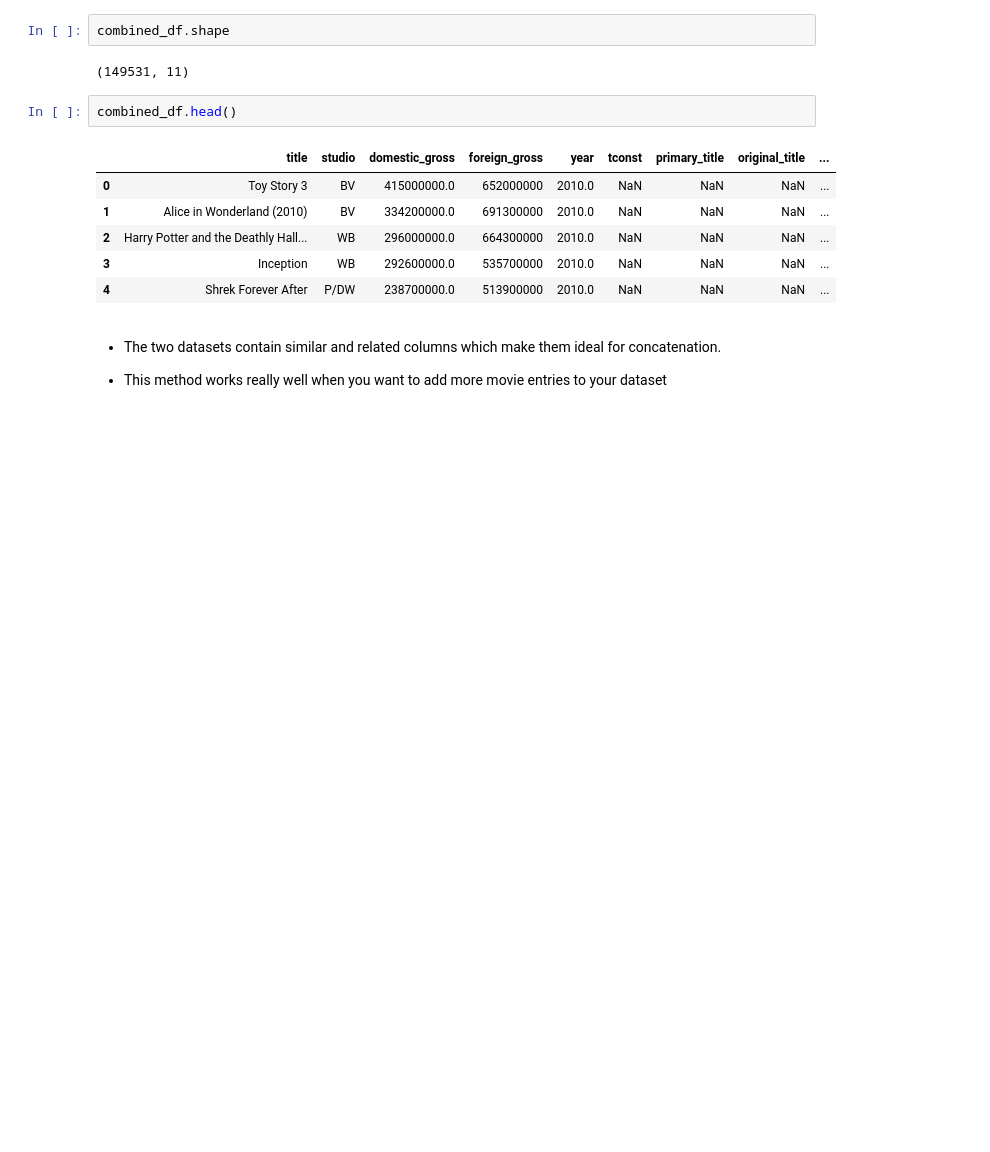
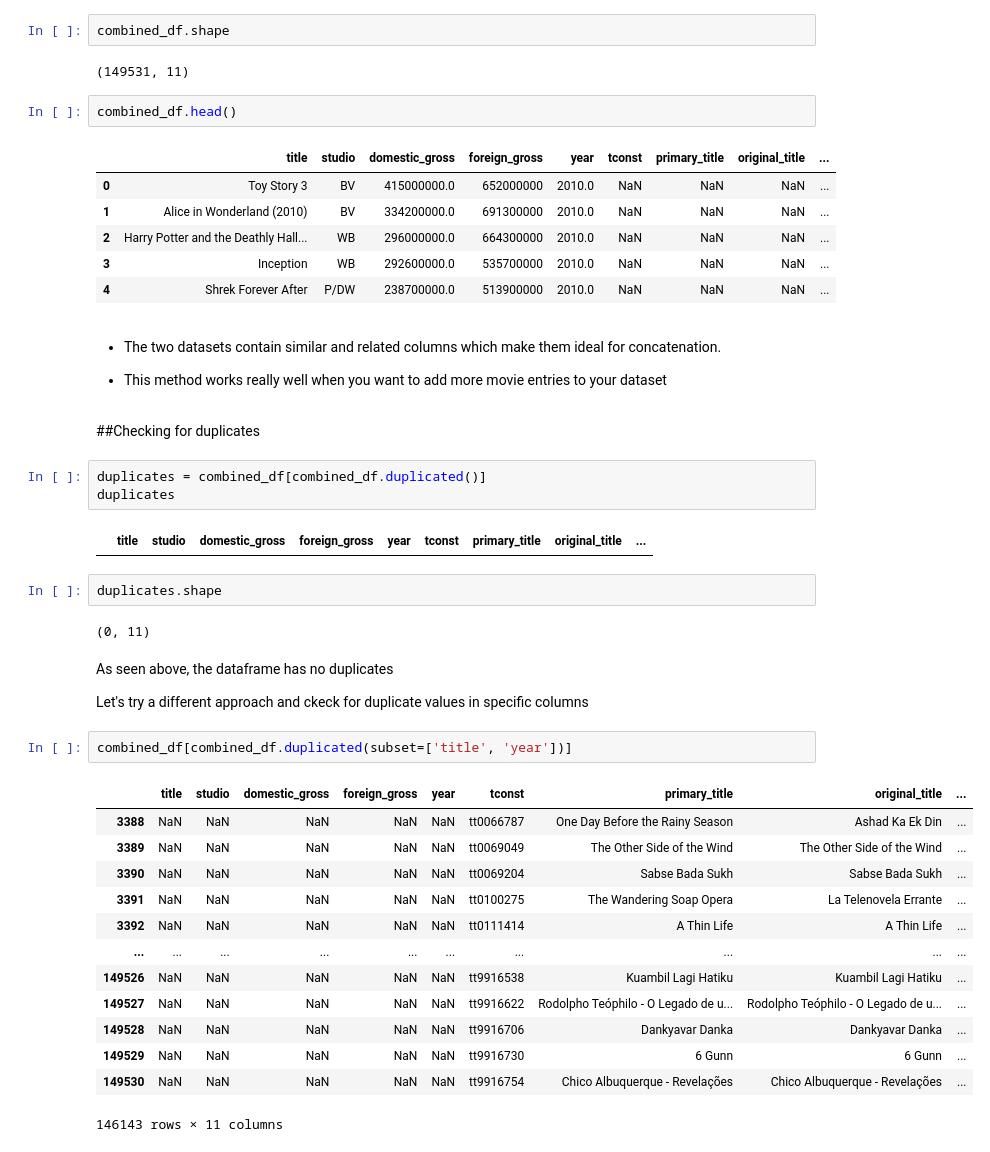
Before and after one commit to Ella244-18/phase-1-project, a Jupyter notebook: student.ipynb, the cells around one changed output. Saved outputs shown, nothing was run; the diff lists cells and outputs as text; blank space fills up the shorter version.

```diff
--- a/student.ipynb
+++ b/student.ipynb
@@ -214,3 +214,34 @@ combined_df.head()
 *   The two datasets contain similar and related columns which make them ideal for concatenation.
 
 *   This method works really well when you want to add more movie entries to your dataset
+# %% [markdown]
+##Checking for duplicates
+# %%
+duplicates = combined_df[combined_df.duplicated()]
+duplicates
+# %% [output]
+|  | title | studio | domestic_gross | foreign_gross | year | tconst | primary_title | original_title | ... |
+# %%
+duplicates.shape
+# %% [output]
+(0, 11)
+# %% [markdown]
+As seen above, the dataframe has no duplicates
+
+Let's try a different approach and ckeck for duplicate values in specific columns
+# %%
+combined_df[combined_df.duplicated(subset=['title', 'year'])]
+# %% [output]
+|  | title | studio | domestic_gross | foreign_gross | year | tconst | primary_title | original_title | ... |
+| 3388 | NaN | NaN | NaN | NaN | NaN | tt0066787 | One Day Before the Rainy Season | Ashad Ka Ek Din | ... |
+| 3389 | NaN | NaN | NaN | NaN | NaN | tt0069049 | The Other Side of the Wind | The Other Side of the Wind | ... |
+| 3390 | NaN | NaN | NaN | NaN | NaN | tt0069204 | Sabse Bada Sukh | Sabse Bada Sukh | ... |
+| 3391 | NaN | NaN | NaN | NaN | NaN | tt0100275 | The Wandering Soap Opera | La Telenovela Errante | ... |
+| 3392 | NaN | NaN | NaN | NaN | NaN | tt0111414 | A Thin Life | A Thin Life | ... |
+| ... | ... | ... | ... | ... | ... | ... | ... | ... | ... |
+| 149526 | NaN | NaN | NaN | NaN | NaN | tt9916538 | Kuambil Lagi Hatiku | Kuambil Lagi Hatiku | ... |
+| 149527 | NaN | NaN | NaN | NaN | NaN | tt9916622 | Rodolpho Teóphilo - O Legado de u... | Rodolpho Teóphilo - O Legado de u... | ... |
+| 149528 | NaN | NaN | NaN | NaN | NaN | tt9916706 | Dankyavar Danka | Dankyavar Danka | ... |
+| 149529 | NaN | NaN | NaN | NaN | NaN | tt9916730 | 6 Gunn | 6 Gunn | ... |
+| 149530 | NaN | NaN | NaN | NaN | NaN | tt9916754 | Chico Albuquerque - Revelações | Chico Albuquerque - Revelações | ... |
+146143 rows × 11 columns
```
Also changed, not shown: parts of 4 cells of this notebook.
